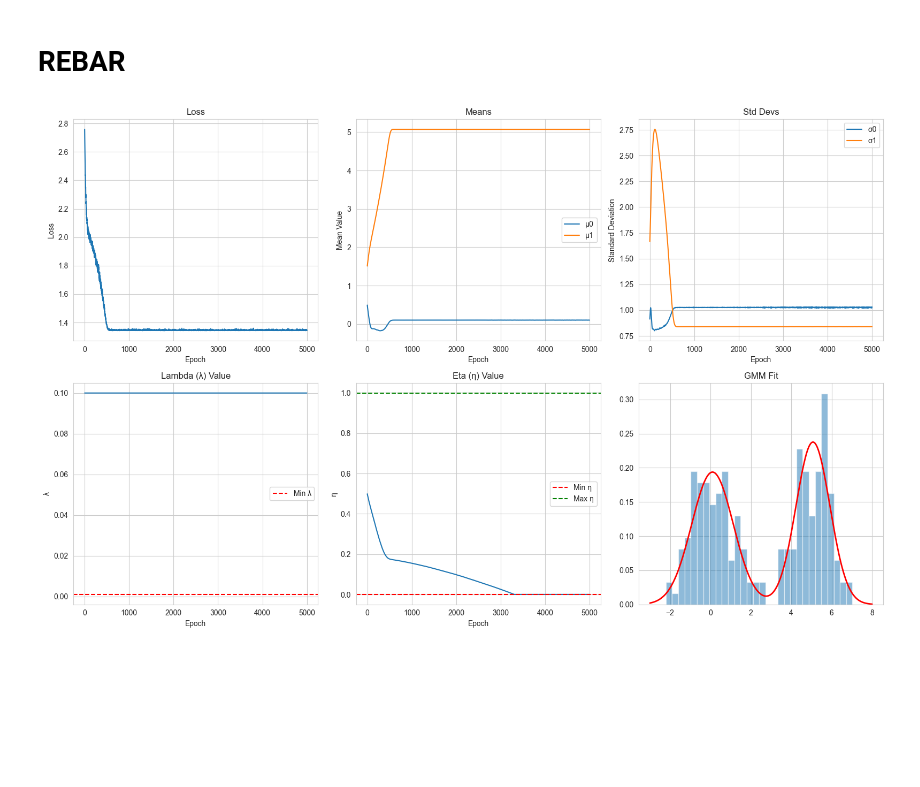
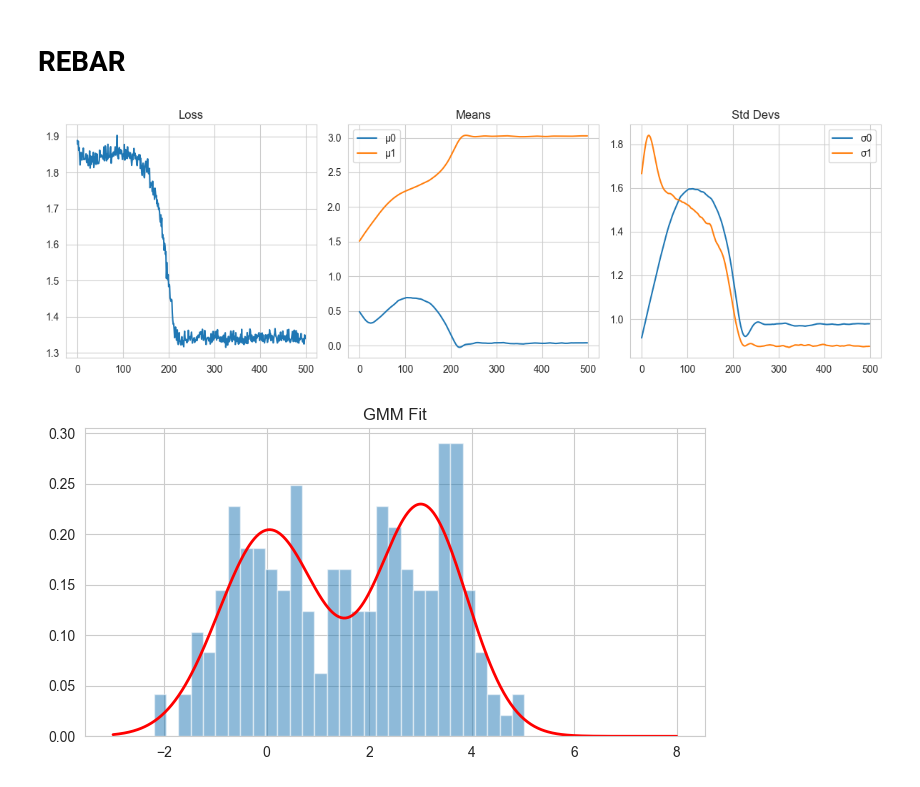
Before and after one commit to ZetrextJG/REBAR-PyTorch, a Jupyter notebook: gmm.ipynb, the cells around one changed output. Cells and saved outputs as stored; diff of their text form; code cells hidden in the pictures; blank space fills up the shorter version.

```diff
--- a/gmm.ipynb
+++ b/gmm.ipynb
@@ -33,7 +33,7 @@ torch.backends.cudnn.benchmark = False
 # %%
 Xs = torch.concatenate([
     torch.randn(100),
-    torch.randn(100) + 5,
+    torch.randn(100) + 3,
 ]).reshape(-1, 1)
 
 sns.histplot(Xs[:, 0], bins=20, kde=True, color='gray', alpha=0.5)
@@ -116,15 +107,10 @@ torch.backends.cudnn.benchmark = False
 # %%
-n_epochs = 1000
-losses = []
-means = []
-stds = []
-
 model = GMM(mu=torch.tensor(mu_start), log_sigma=torch.tensor(sigma_start))
 optimizer = torch.optim.Adam(model.parameters(), lr=0.01, betas=(0.9, 0.99999))
 
 f = create_objective(model)
 
-n_epochs = 5000
+n_epochs = 500
 losses = []
 means = []
 stds = []
@@ -203,5 +180,5 @@ torch.backends.cudnn.benchmark = False
 # %%
-n_epochs = 5000
+n_epochs = 500
 losses = []
 means = []
 stds = []
@@ -276,62 +253,39 @@ for epoch in tqdm(range(n_epochs)):
     means.append(model.mu.detach().numpy().copy())
     stds.append(model.log_sigma.exp().detach().numpy().copy())
 
-plt.figure(figsize=(16, 10))
-
-plt.subplot(2, 3, 1)
+plt.figure(figsize=(12, 4))
+plt.subplot(1, 3, 1)
 plt.plot(losses)
 plt.title("Loss")
-plt.xlabel("Epoch")
-plt.ylabel("Loss")
 
-plt.subplot(2, 3, 2)
+plt.subplot(1, 3, 2)
 plt.plot(np.array(means)[:, 0], label="μ0")
 plt.plot(np.array(means)[:, 1], label="μ1")
 plt.title("Means")
-plt.xlabel("Epoch")
-plt.ylabel("Mean Value")
 plt.legend()
 
-plt.subplot(2, 3, 3)
+plt.subplot(1, 3, 3)
 plt.plot(np.array(stds)[:, 0], label="σ0")
 plt.plot(np.array(stds)[:, 1], label="σ1")
 plt.title("Std Devs")
-plt.xlabel("Epoch")
-plt.ylabel("Standard Deviation")
 plt.legend()
+plt.tight_layout()
+plt.show()
 
-plt.subplot(2, 3, 4)
-plt.plot(lmbda_values)
-plt.title("Lambda (λ) Value")
-plt.xlabel("Epoch")
-plt.ylabel("λ")
-plt.axhline(y=0.001, color='r', linestyle='--', label='Min λ')
-plt.legend()
-
-plt.subplot(2, 3, 5)
-plt.plot(eta_values)
-plt.title("Eta (η) Value")
-plt.xlabel("Epoch")
-plt.ylabel("η")
-plt.axhline(y=0.001, color='r', linestyle='--', label='Min η')
-plt.axhline(y=0.999, color='g', linestyle='--', label='Max η')
-plt.legend()
-
-plt.subplot(2, 3, 6)
 x = torch.linspace(-3, 8, 500)
 with torch.no_grad():
     dist0 = dist.Normal(model.mu[0], model.log_sigma[0].exp())
     dist1 = dist.Normal(model.mu[1], model.log_sigma[1].exp())
     mix_probs = torch.softmax(model.logits, dim=0)
 
     y = (mix_probs[0] * torch.exp(dist0.log_prob(x)) +
          mix_probs[1] * torch.exp(dist1.log_prob(x)))
 
+plt.figure(figsize=(8, 4))
 plt.hist(Xs.numpy(), bins=30, density=True, alpha=0.5)
 plt.plot(x.numpy(), y.numpy(), 'r-', lw=2)
 plt.title("GMM Fit")
-
-plt.tight_layout()
 plt.show()
 # %% [output]
-[figure, old version]
+[figure, new version]
+[figure, added]
```
Also changed, not shown: parts of 4 cells of this notebook.
